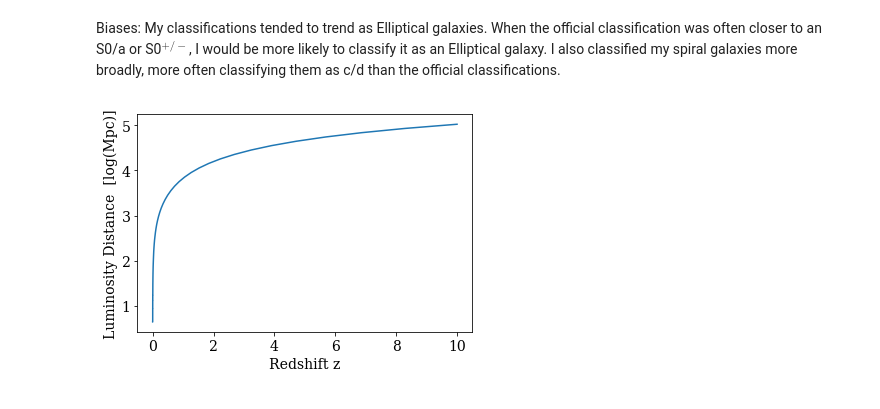
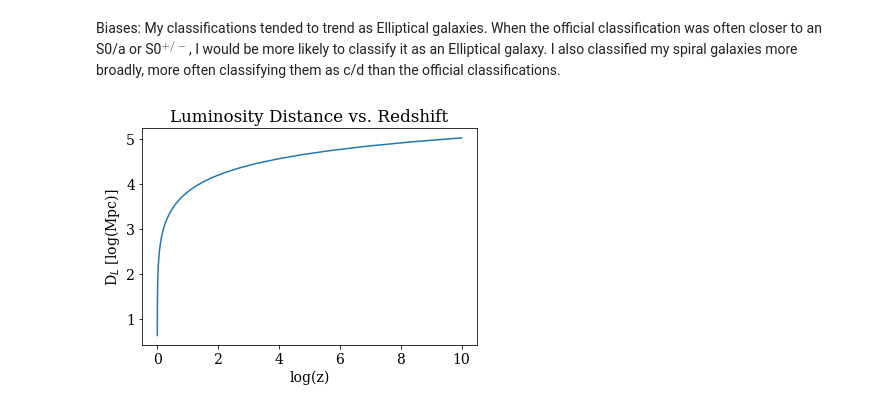
Before and after one commit to nnicolesanchez/AST512_EXOG_dalcanton, a Jupyter notebook: sanchez_problemset1.ipynb, the cells around one changed output. Cells and saved outputs as stored; diff of their text form; code cells hidden in the pictures.

```diff
--- a/sanchez_problemset1.ipynb
+++ b/sanchez_problemset1.ipynb
@@ -102,14 +105,12 @@ Biases: My classifications tended to trend as Elliptical galaxies. When the offi
 # %%
-from astropy.cosmology import WMAP9 as cosmo
-z = np.logspace(-3,1)
-#print(z)
-
-L_dist = cosmo.luminosity_distance(np.round(z,3))
+# Plot Luminosity Distance
+L_dist = cosmo.luminosity_distance(z)
 #print(L_dist)
 
 plt.plot(z,np.log10(L_dist.value))
-plt.ylabel(r'Luminosity Distance  [log(Mpc)]')
-plt.xlabel('Redshift z')
+plt.title('Luminosity Distance vs. Redshift')
+plt.ylabel(r'D$_L$ [log(Mpc)]')
+plt.xlabel('log(z)')
 plt.show()
 # %% [output]
-[figure, old version]
+[figure, new version]
```
Also changed, not shown: parts of 7 cells of this notebook.
